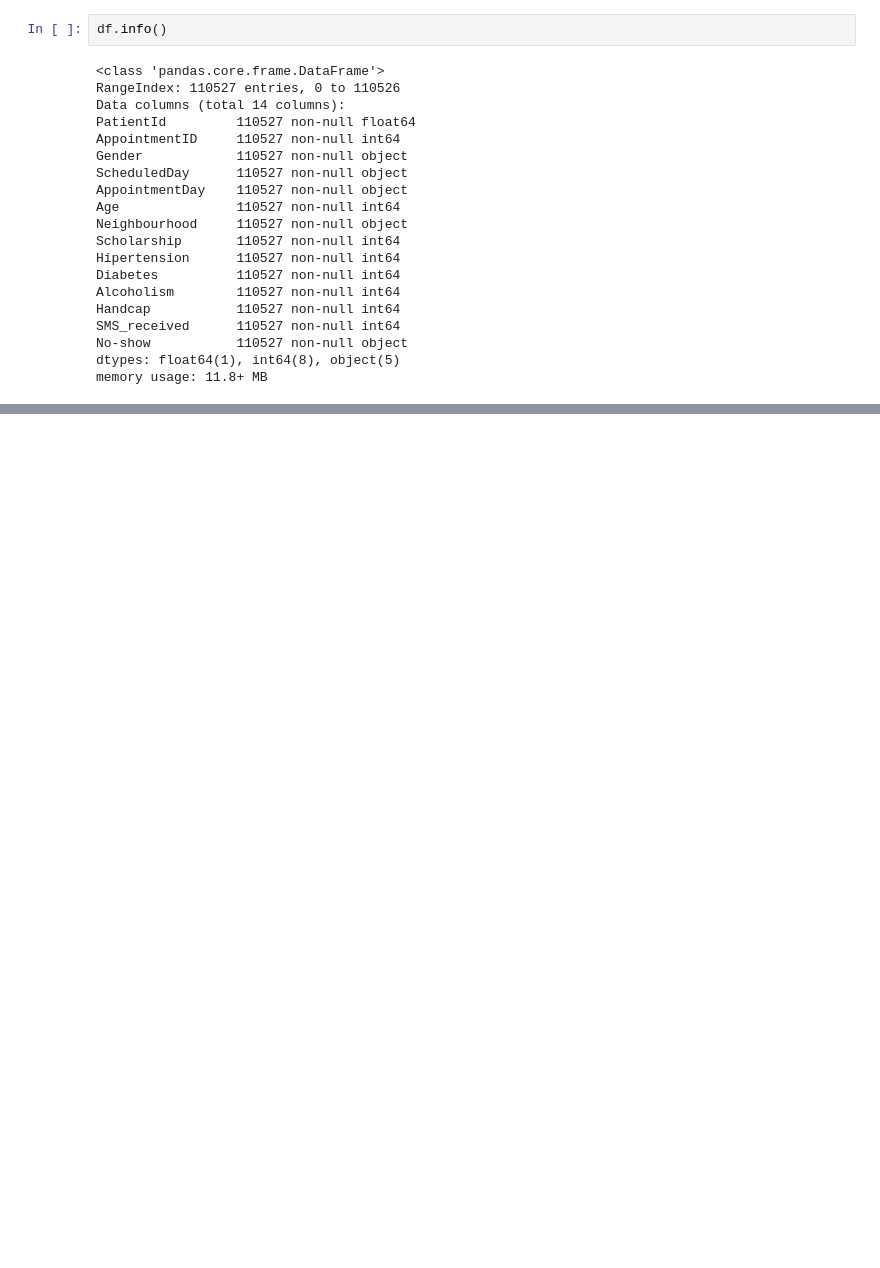
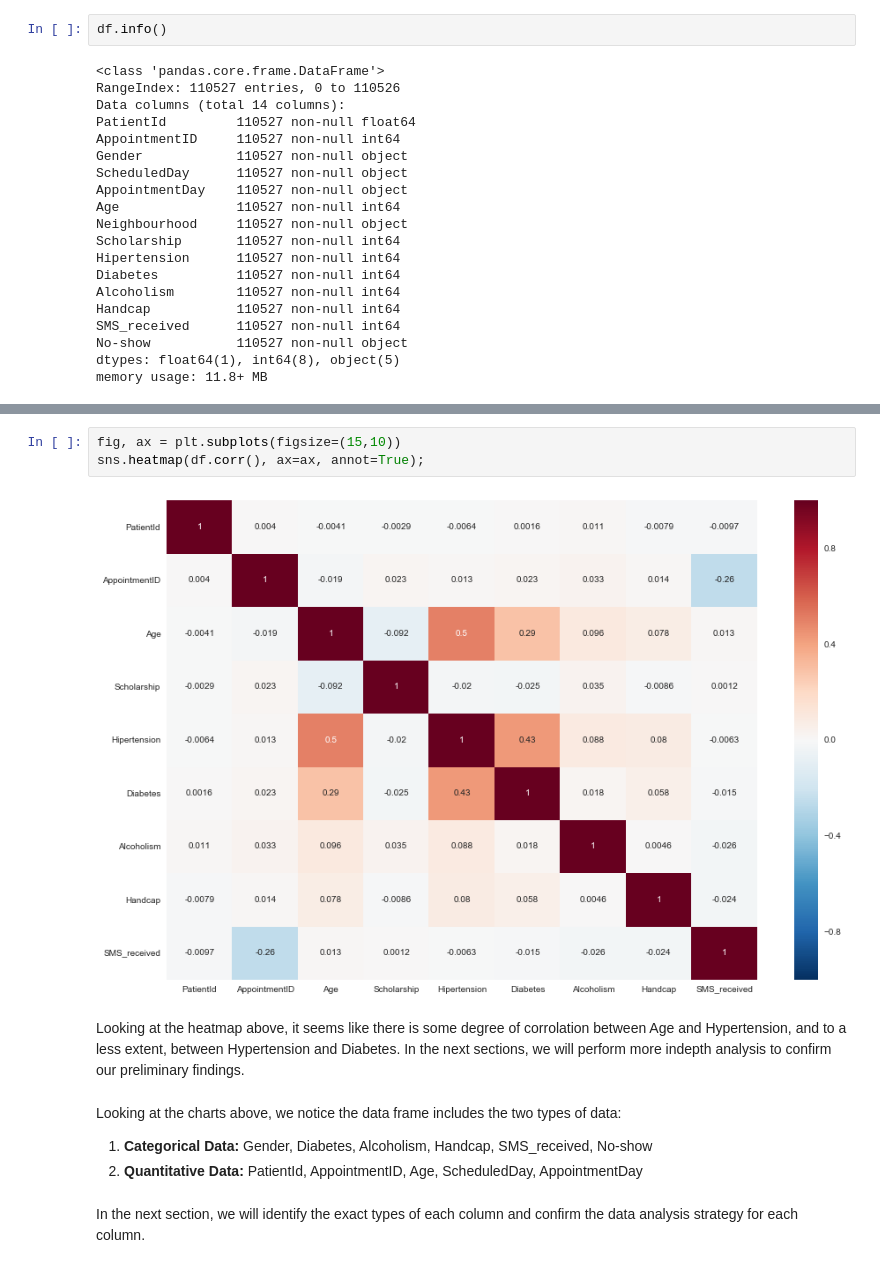
Before and after one commit to tkannab/Udacity-DAND-T1-P3-Investigate-a-Dataset, a Jupyter notebook: investigate-a-dataset.ipynb, the cells around one changed output, grey strips where cells are left out. Drawn from its saved outputs; the diff is of its cells as text; blank space fills up the shorter version.

```diff
--- a/investigate-a-dataset.ipynb
+++ b/investigate-a-dataset.ipynb
@@ -109,0 +97,14 @@ df.shape
+# %%
+fig, ax = plt.subplots(figsize=(15,10))
+sns.heatmap(df.corr(), ax=ax, annot=True);
+# %% [output]
+[figure, added]
+# %% [markdown]
+Looking at the heatmap above, it seems like there is some degree of corrolation between Age and Hypertension, and to a less extent, between Hypertension and Diabetes. In the next sections, we will perform more indepth analysis to confirm our preliminary findings.
+# %% [markdown]
+Looking at the charts above, we notice the data frame includes the two types of data:
+
+1. **Categorical Data:** Gender, Diabetes, Alcoholism, Handcap, SMS_received, No-show
+2. **Quantitative Data:** PatientId, AppointmentID, Age, ScheduledDay, AppointmentDay
+# %% [markdown]
+In the next section, we will identify the exact types of each column and confirm the data analysis strategy for each column.
```
Also changed, not shown: parts of 296 cells of this notebook, 4 other files.
